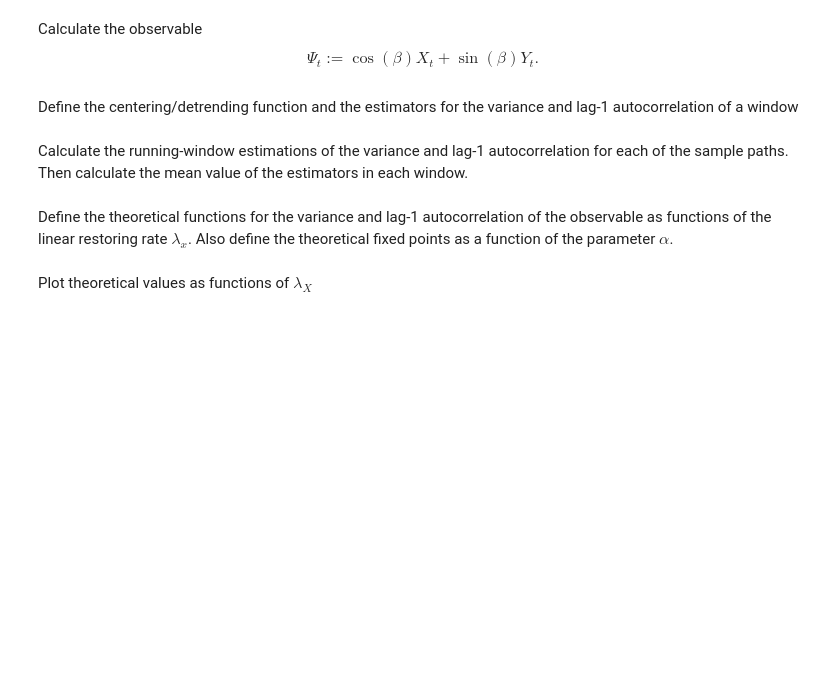
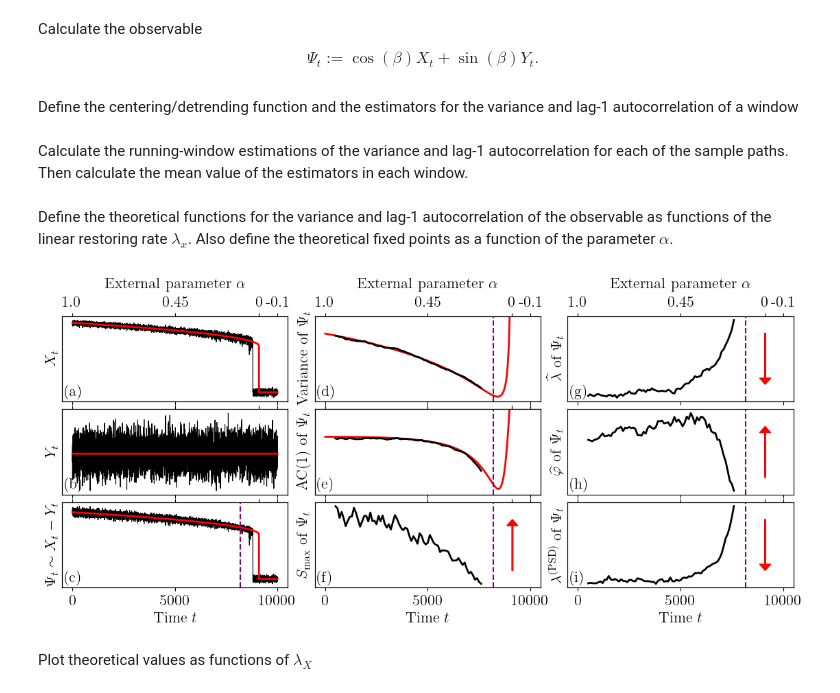
Before and after one commit to andreasmorr/LinearObservablesCSD, a Jupyter notebook: LinearObservables_Numerics.ipynb, the cells around one changed output. Drawn from its saved outputs; the diff is of its cells as text; code cells hidden in the pictures; blank space fills up the shorter version.

Commit message:
added planar plots

```diff
--- a/LinearObservables_Numerics.ipynb
+++ b/LinearObservables_Numerics.ipynb
@@ -73,7 +74,7 @@ def lambda_x(alpha):
 # %% [markdown]
 Integrate a collection of sample paths
 # %%
-samplesize = 10 # number of sample paths to perform estimations on
+samplesize = 20 # number of sample paths to perform estimations on
 samplepaths = []
 for i in range(samplesize):
     samplepaths.append(np.transpose(sdeint.itoint(f,G,xy_0,tspan)[::oversampling]))
@@ -246,6 +247,7 @@ Splt.plot(range(round(windowsize / 2), T_measure - round(windowsize / 2), leap),
 Splt.axvline(T_measure, linestyle = "dashed", color = "purple")
 Splt.set_ylabel(r"$S_\mathrm{max}$ of $\Psi_t$")
 Splt.text(0.01, 0.2, "(f)", transform=Splt.transAxes, verticalalignment='top', bbox=props)
+Splt.arrow(0.875, 0.2, 0, 0.6, width = 0.005, head_width=0.05, length_includes_head = True, transform=Splt.transAxes, color="red")
 alphaSplt = Splt.twiny()
 alphaSplt.set_xticks(alphaxplt.get_xticks())
 alphaSplt.set_xlim(alphaxplt.get_xlim())
@@ -256,41 +258,46 @@ KMplt.plot(range(round(windowsize / 2), T_measure - round(windowsize / 2), leap)
 KMplt.axvline(T_measure, linestyle = "dashed", color = "purple")
 KMplt.set_ylabel(r"$\widehat\lambda$ of $\Psi_t$")
 KMplt.text(0.01, 0.2, "(g)", transform=KMplt.transAxes, verticalalignment='top', bbox=props)
+KMplt.arrow(0.875, 0.8, 0, -0.6, width = 0.005, head_width=0.05, length_includes_head = True, transform=KMplt.transAxes, color="red")
 alphaKMplt = KMplt.twiny()
 alphaKMplt.set_xlim(xplt.get_xlim())
 ticklist = np.sort(np.append(alphaKMplt.get_xticks(), T_posalpha))
 alphaKMplt.set_xticks(ticklist)
 alphaKMplt.set_xlim(xplt.get_xlim())
 ticklabellist = [round(alpha(t),2) for t in [t for t in ticklist if t<T_posalpha]] + [0] + [round(alpha(t),2) for t in [t for t in ticklist if t>T_posalpha]]
 alphaKMplt.set_xticklabels(ticklabellist)
 alphaKMplt.set_xlabel(r"External parameter $\alpha$", labelpad=8)
 phiplt.plot(range(round(windowsize / 2), T_measure - round(windowsize / 2), leap), meansamplephi, color = samplecolor, linewidth = theolinewidth)
 phiplt.axvline(T_measure, linestyle = "dashed", color = "purple")
 phiplt.set_ylabel(r"$\widehat\varphi$ of $\Psi_t$")
-phiplt.set_ylim([0.1, 0.65])
+#phiplt.set_ylim([0.1, 0.65])
 phiplt.text(0.01, 0.2, "(h)", transform=phiplt.transAxes, verticalalignment='top', bbox=props)
+phiplt.arrow(0.875, 0.2, 0, 0.6, width = 0.005, head_width=0.05, length_includes_head = True, transform=phiplt.transAxes, color="red")
 alphaphiplt = ac1plt.twiny()
 alphaphiplt.set_xticks(alphaxplt.get_xticks())
 alphaphiplt.set_xlim(alphaxplt.get_xlim())
 alphaphiplt.set_xlim(xplt.get_xlim())
 alphaphiplt.set_xticklabels([])
 PSDplt.plot(range(round(windowsize / 2), T_measure - round(windowsize / 2), leap), meansamplePSD_lambda, color = samplecolor, linewidth = theolinewidth)
 PSDplt.axvline(T_measure, linestyle = "dashed", color = "purple")
-PSDplt.set_ylabel(r"$\lambda^\mathrm{(PSD))}$ of $\Psi_t$")
+PSDplt.set_ylabel(r"$\lambda^\mathrm{(PSD)}$ of $\Psi_t$")
 PSDplt.text(0.01, 0.2, "(i)", transform=PSDplt.transAxes, verticalalignment='top', bbox=props)
+PSDplt.arrow(0.875, 0.8, 0, -0.6, width = 0.005, head_width=0.05, length_includes_head = True, transform=PSDplt.transAxes, color="red")
 alphaPSDplt = PSDplt.twiny()
 alphaPSDplt.set_xticks(alphaxplt.get_xticks())
 alphaPSDplt.set_xlim(alphaxplt.get_xlim())
 alphaPSDplt.set_xlim(xplt.get_xlim())
 alphaPSDplt.set_xticklabels([])
 PSDplt.set_xlabel("Time $t$")
 
 [plots.set_yticks([]) for plots in [xplt, varplt, KMplt, yplt, ac1plt, phiplt, psiplt, Splt, PSDplt]]
 #[plots.yaxis.set_label_coords(-0.12,.5) for plots in [xplt, yplt, psiplt]]
 #[plots.yaxis.set_label_coords(1.18,.5) for plots in [varplt, ac1plt, Splt]]
 fig.subplots_adjust(left=.13, bottom=.07, right=.99, top=.93, hspace=.09, wspace=.12)
 #plt.savefig("Plots/FoldObservable" + time.strftime("%Y%m%d-%H%M%S") + '.pdf', transparent=True, bbox_inches="tight")
 plt.show()
+# %% [output]
+[figure, added]
 # %% [markdown]
 Plot theoretical values as functions of $\lambda_X$
 # %%
```
Also changed, not shown: parts of 4 cells of this notebook, 5 other files.
